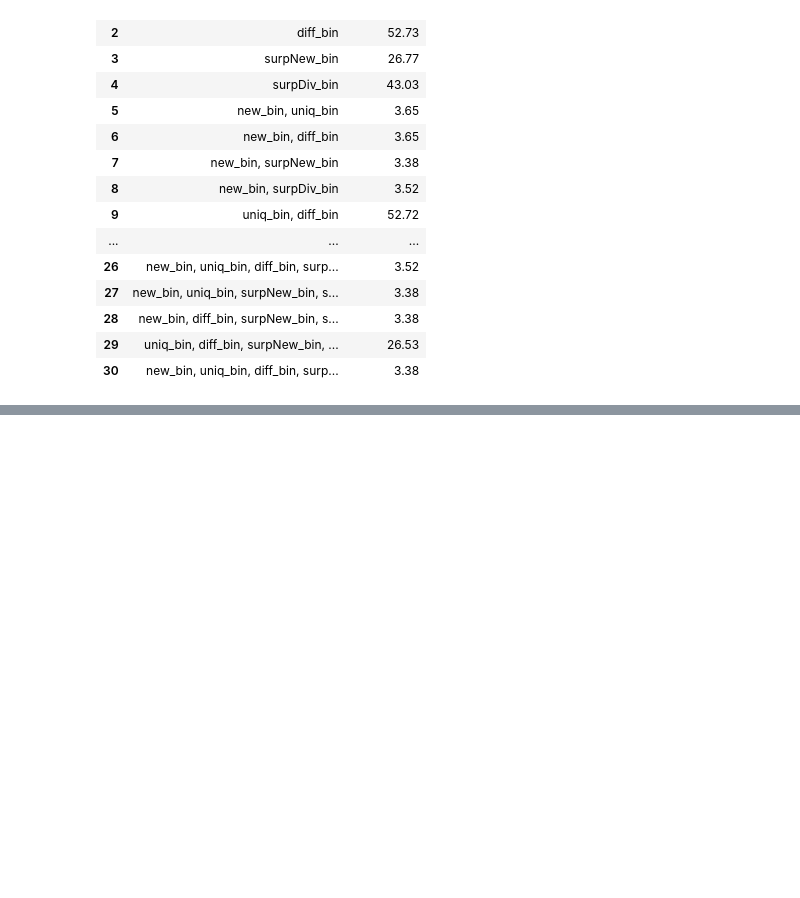
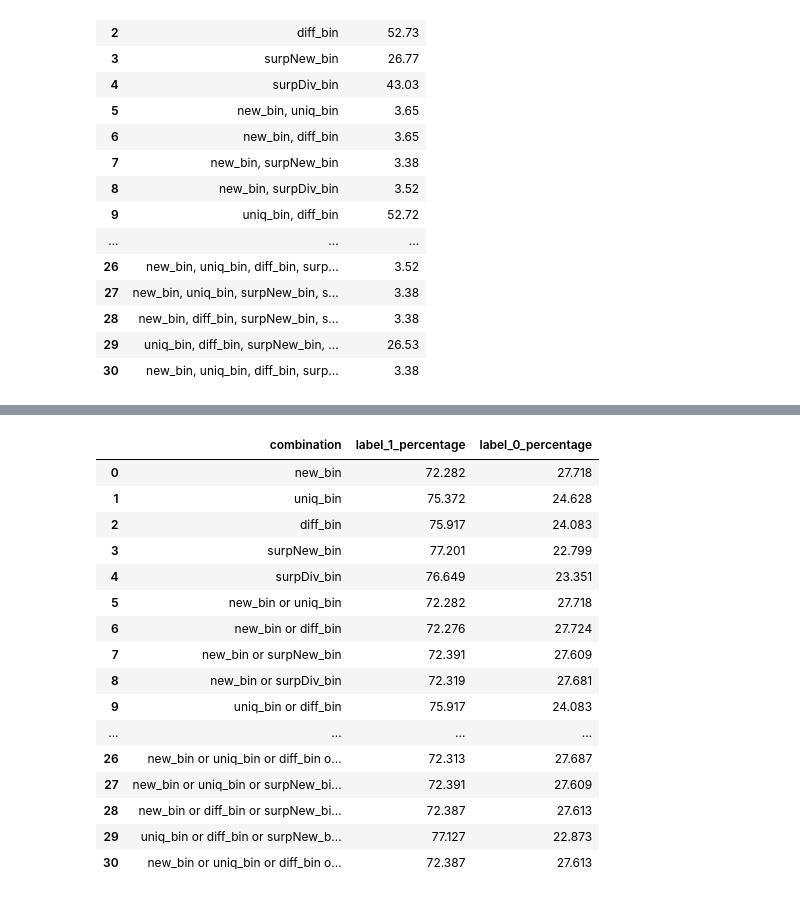
Before and after one commit to edgarLan/brevetNLPv2, a Jupyter notebook: ipcMetrics/metrics.ipynb, the cells around one changed output, grey strips where cells are left out. Cells and saved outputs as stored; diff of their text form; code cells hidden in the pictures; blank space fills up the shorter version.

```diff
--- a/ipcMetrics/metrics.ipynb
+++ b/ipcMetrics/metrics.ipynb
@@ -509,0 +550,52 @@ Percentage of label=0 where combination
+# %%
+
+# Step 1: Define the bin columns
+bin_columns = [col for col in merged_df.columns if col.endswith('_bin')]
+
+# Step 2: Calculate the percentage of labels (1 and 0) for combinations of score bins
+combinations = []
+for i in range(1, len(bin_columns) + 1):
+    # Create all combinations of bin_columns of size i (e.g., combinations of 1, 2, or more columns)
+    for combo in itertools.combinations(bin_columns, i):
+        # Create a filter condition where all selected bins are equal to 1
+        condition = (merged_df[combo[0]] == 1)
+        for col in combo[1:]:
+            condition &= (merged_df[col] == 1)
+
+        # Filter the rows where all selected bins are equal to 1
+        df_combo = merged_df[condition]
+
+        # Calculate the percentage of labels being 1 and 0 for this combination
+        label_count = df_combo['label'].value_counts(normalize=True) * 100  # Percentage
+
+        # Save the combination and the percentages
+        combo_name = " or ".join(combo)
+        combinations.append({
+            'combination': combo_name,
+            'label_1_percentage': label_count.get(1, 0),
+            'label_0_percentage': label_count.get(0, 0)
+        })
+
+# Step 3: Convert the list of combinations and their percentages into a DataFrame
+df_combinations_percentages = pd.DataFrame(combinations)
+
+# Show the resulting DataFrame
+round(df_combinations_percentages, 3)
+# %% [output]
+|  | combination | label_1_percentage | label_0_percentage |
+| 0 | new_bin | 72.282 | 27.718 |
+| 1 | uniq_bin | 75.372 | 24.628 |
+| 2 | diff_bin | 75.917 | 24.083 |
+| 3 | surpNew_bin | 77.201 | 22.799 |
+| 4 | surpDiv_bin | 76.649 | 23.351 |
+| 5 | new_bin or uniq_bin | 72.282 | 27.718 |
+| 6 | new_bin or diff_bin | 72.276 | 27.724 |
+| 7 | new_bin or surpNew_bin | 72.391 | 27.609 |
+| 8 | new_bin or surpDiv_bin | 72.319 | 27.681 |
+| 9 | uniq_bin or diff_bin | 75.917 | 24.083 |
+| ... | ... | ... | ... |
+| 26 | new_bin or uniq_bin or diff_bin o... | 72.313 | 27.687 |
+| 27 | new_bin or uniq_bin or surpNew_bi... | 72.391 | 27.609 |
+| 28 | new_bin or diff_bin or surpNew_bi... | 72.387 | 27.613 |
+| 29 | uniq_bin or diff_bin or surpNew_b... | 77.127 | 22.873 |
+| 30 | new_bin or uniq_bin or diff_bin o... | 72.387 | 27.613 |
```
Also changed, not shown: parts of 11 cells of this notebook, 4 other files.
